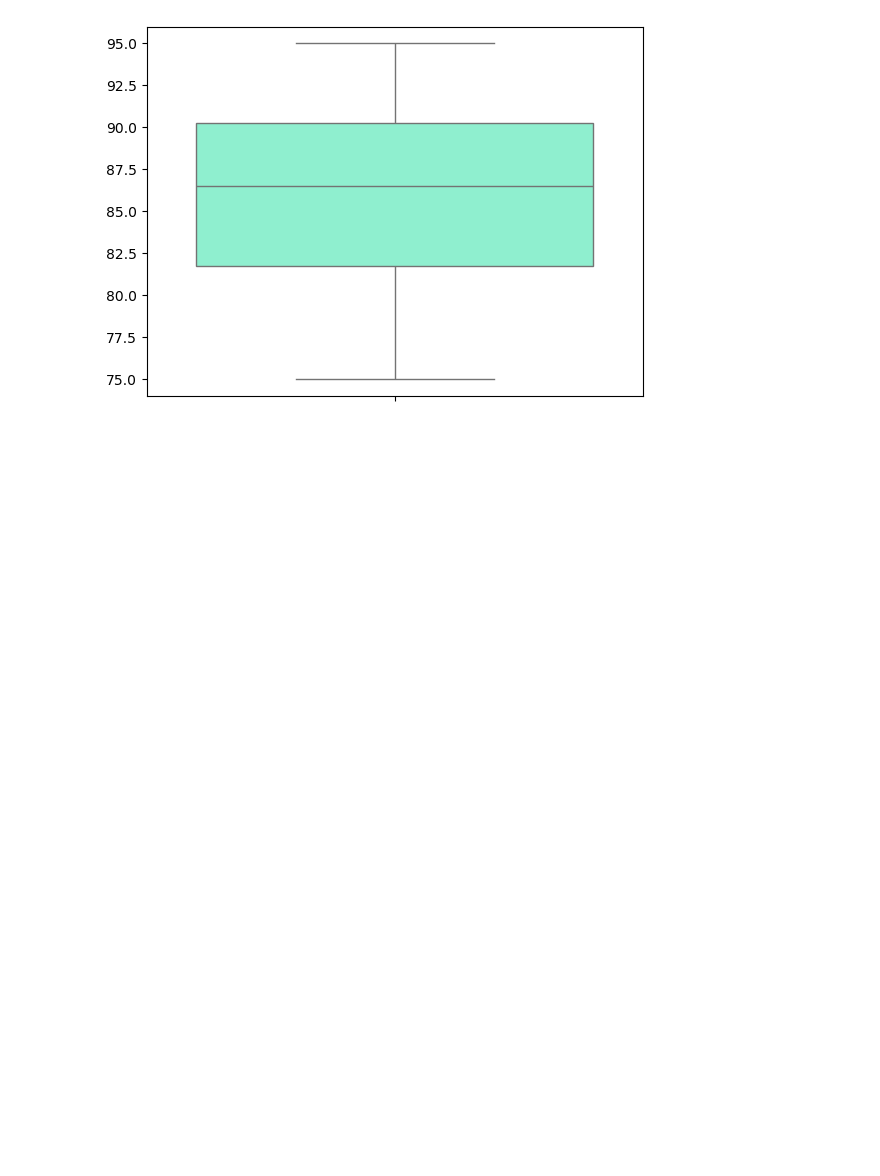
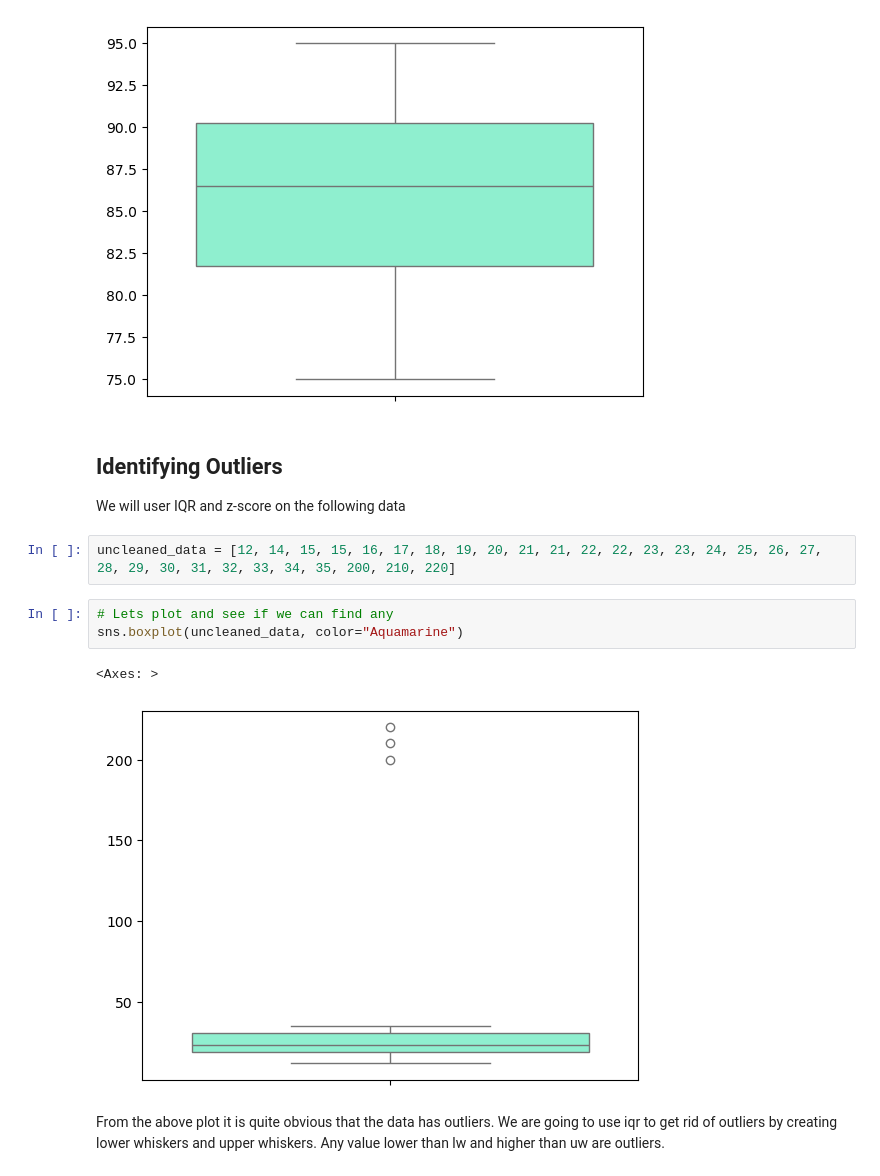
Before and after one commit to itsanishsingh/descriptive-statistics, a Jupyter notebook: descriptive_statistics.ipynb, the cells around one changed output. Drawn from its saved outputs; the diff is of its cells as text; blank space fills up the shorter version.

Commit message:
Identified outliers

```diff
--- a/descriptive_statistics.ipynb
+++ b/descriptive_statistics.ipynb
@@ -154,3 +159,16 @@ sns.boxplot(records, color="Aquamarine")
 # %% [output]
 <Axes: >
 [figure]
+# %% [markdown]
+## Identifying Outliers
+We will user IQR and z-score on the following data
+# %%
+uncleaned_data = [12, 14, 15, 15, 16, 17, 18, 19, 20, 21, 21, 22, 22, 23, 23, 24, 25, 26, 27, 28, 29, 30, 31, 32, 33, 34, 35, 200, 210, 220]
+# %%
+# Lets plot and see if we can find any
+sns.boxplot(uncleaned_data, color="Aquamarine")
+# %% [output]
+<Axes: >
+[figure, added]
+# %% [markdown]
+From the above plot it is quite obvious that the data has outliers. We are going to use iqr to get rid of outliers by creating lower whiskers and upper whiskers. Any value lower than lw and higher than uw are outliers.
```
Also changed, not shown: parts of 6 cells of this notebook.
